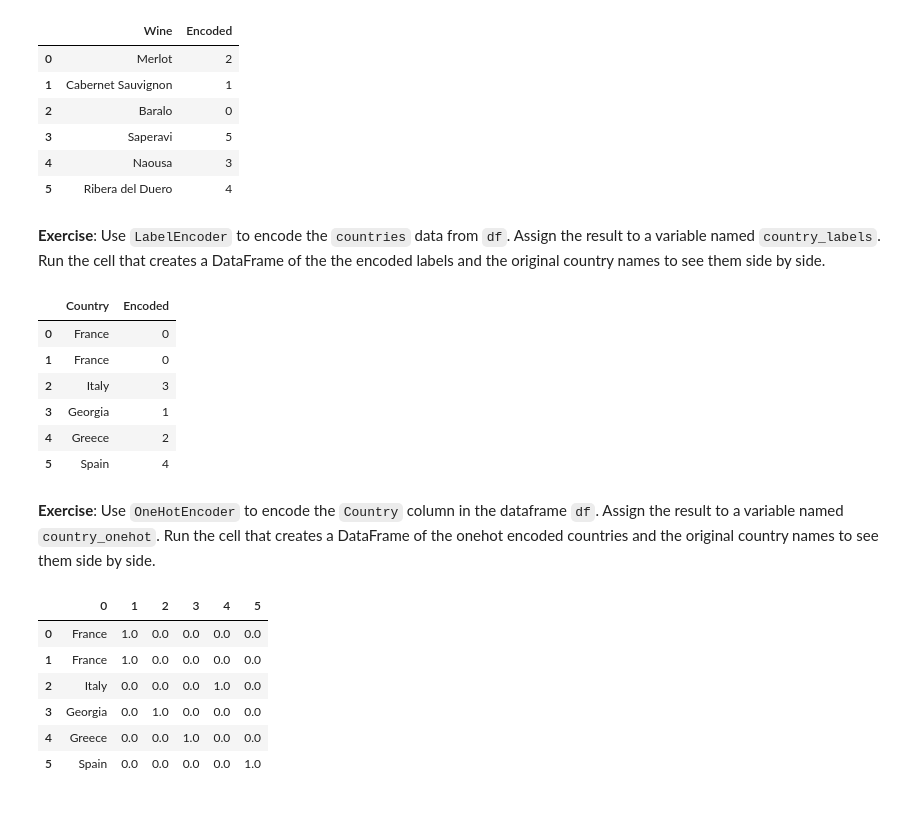
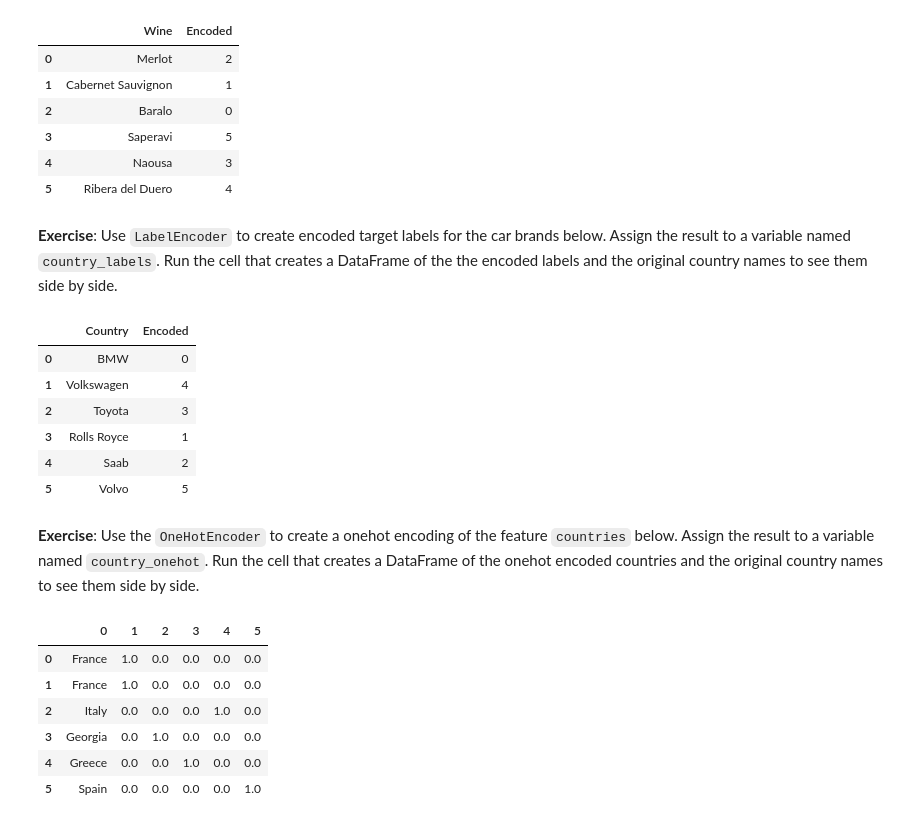
Before and after one commit to atleer/intro-to-deep-learning-dev, a Jupyter notebook: Day02/07_data_standardization/07_data_standardization.ipynb, the cells around one changed output. Saved outputs shown, nothing was run; the diff lists cells and outputs as text; code cells hidden in the pictures.

Commit message:
fix exercise text section 4

```diff
--- a/Day02/07_data_standardization/07_data_standardization.ipynb
+++ b/Day02/07_data_standardization/07_data_standardization.ipynb
@@ -455,23 +455,23 @@ pd.DataFrame({'Wine': df['Wine'], 'Encoded': wine_labels})
 | 4 | Naousa | 3 |
 | 5 | Ribera del Duero | 4 |
 # %% [markdown]
-**Exercise**: Use `LabelEncoder` to encode the `countries` data from `df`. Assign the result to a variable named `country_labels`. Run the cell that creates a DataFrame of the the encoded labels and the original country names to see them side by side.
+**Exercise**: Use `LabelEncoder` to create encoded target labels for the car brands below. Assign the result to a variable named `country_labels`. Run the cell that creates a DataFrame of the the encoded labels and the original country names to see them side by side.
 # %%
-countries = df['Country']
+cars = ['BMW', 'Volkswagen', 'Toyota', 'Rolls Royce', 'Saab', 'Volvo']
 # %%
-country_labels = LabelEncoder().fit_transform(countries)
+car_labels = LabelEncoder().fit_transform(cars)
 # %%
-pd.DataFrame({'Country': df['Country'], 'Encoded': country_labels})
+pd.DataFrame({'Country': cars, 'Encoded': car_labels})
 # %% [output]
 |  | Country | Encoded |
-| 0 | France | 0 |
-| 1 | France | 0 |
-| 2 | Italy | 3 |
-| 3 | Georgia | 1 |
-| 4 | Greece | 2 |
-| 5 | Spain | 4 |
+| 0 | BMW | 0 |
+| 1 | Volkswagen | 4 |
+| 2 | Toyota | 3 |
+| 3 | Rolls Royce | 1 |
+| 4 | Saab | 2 |
+| 5 | Volvo | 5 |
 # %% [markdown]
-**Exercise**: Use `OneHotEncoder` to encode the `Country` column in the dataframe `df`. Assign the result to a variable named `country_onehot`. Run the cell that creates a DataFrame of the onehot encoded countries and the original country names to see them side by side.
+**Exercise**: Use the `OneHotEncoder` to create a onehot encoding of the feature `countries` below. Assign the result to a variable named `country_onehot`. Run the cell that creates a DataFrame of the onehot encoded countries and the original country names to see them side by side.
 # %%
 countries = df['Country'].values.reshape(-1,1)
 # %%
```
Also changed, not shown: parts of 1 cell of this notebook.
